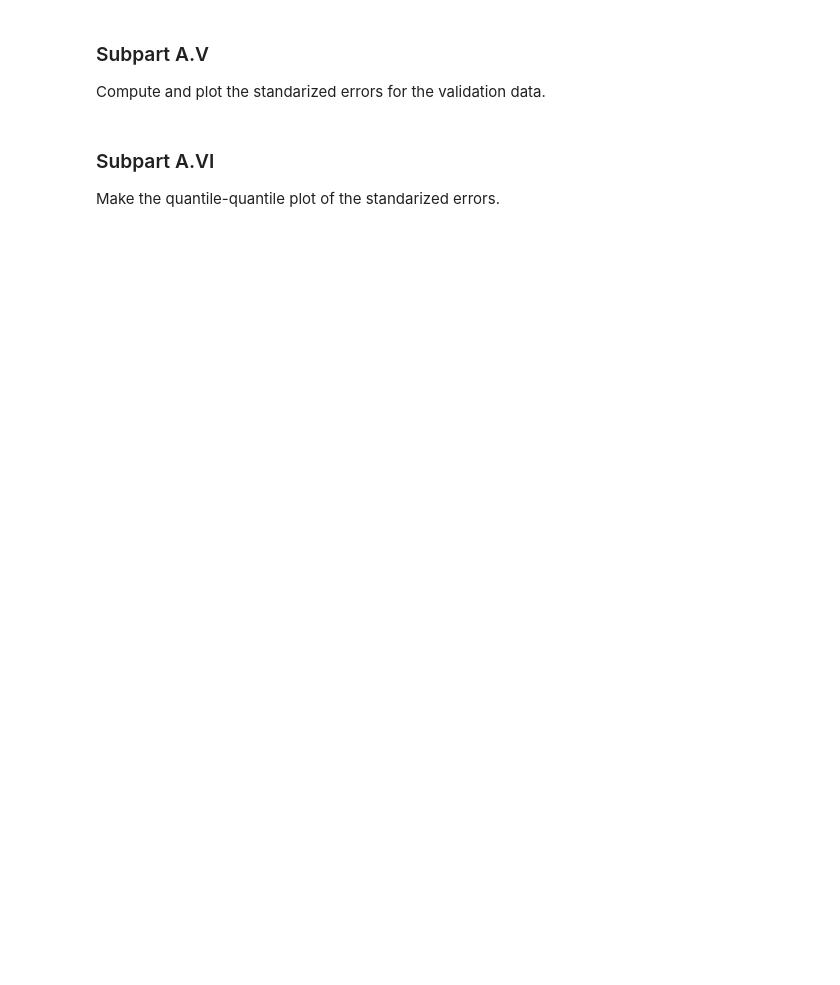
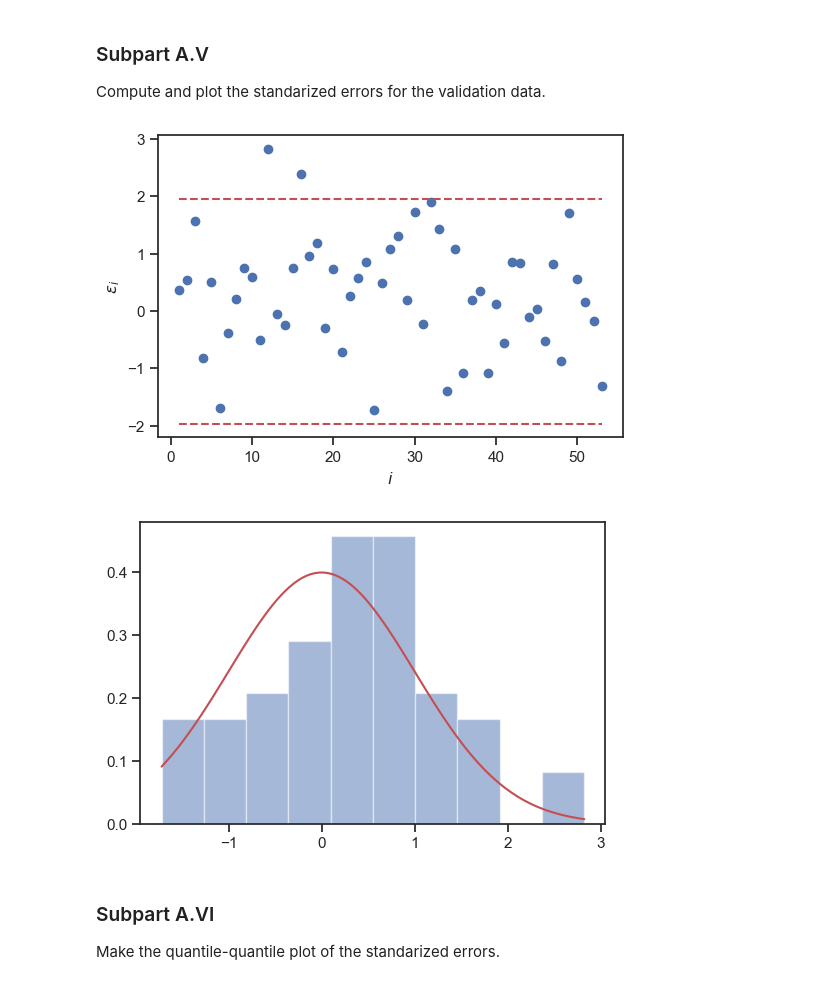
Before and after one commit to flavio-nardi/data-analytics-se, a Jupyter notebook: lecturebook/homework/homework-04.ipynb, the cells around one changed output. Cells and saved outputs as stored; diff of their text form; code cells hidden in the pictures; blank space fills up the shorter version.

```diff
--- a/lecturebook/homework/homework-04.ipynb
+++ b/lecturebook/homework/homework-04.ipynb
@@ -286,3 +283,21 @@ Compute and plot the standarized errors for the validation data.
+# %%
+std_error = (y_valid - y_test_predict) / y_test_std
+idx = np.arange(1, std_error.shape[0] + 1)
+
+fig1, ax1 = plt.subplots()
+ax1.plot(idx, std_error, 'o', label='Standarized errors')
+ax1.plot(idx, 1.96 * np.ones(std_error.shape[0]), 'r--')
+ax1.plot(idx, -1.96 * np.ones(std_error.shape[0]), 'r--')
+ax1.set_xlabel('$i$')
+ax1.set_ylabel('$\epsilon_i$');
+
+fig2, ax2 = plt.subplots()
+ax2.hist(std_error, alpha=0.5, density=True)
+ee = np.linspace(std_error.min(), std_error.max(), 100)
+ax2.plot(ee, st.norm.pdf(ee), 'r');
+# %% [output]
+[figure, added]
+[figure, added]
 # %% [markdown]
 ### Subpart A.VI
 Make the quantile-quantile plot of the standarized errors.
```
Also changed, not shown: parts of 25 cells of this notebook.
